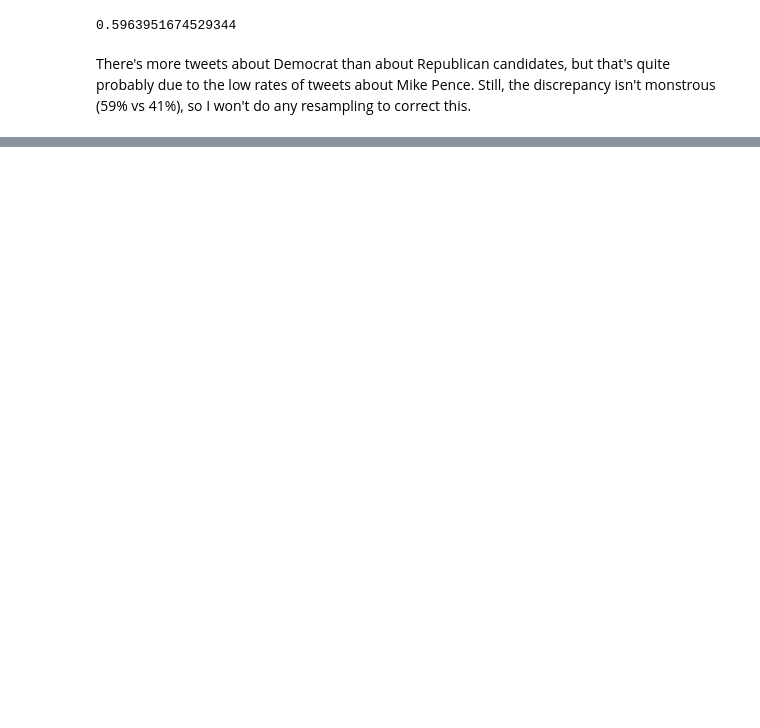
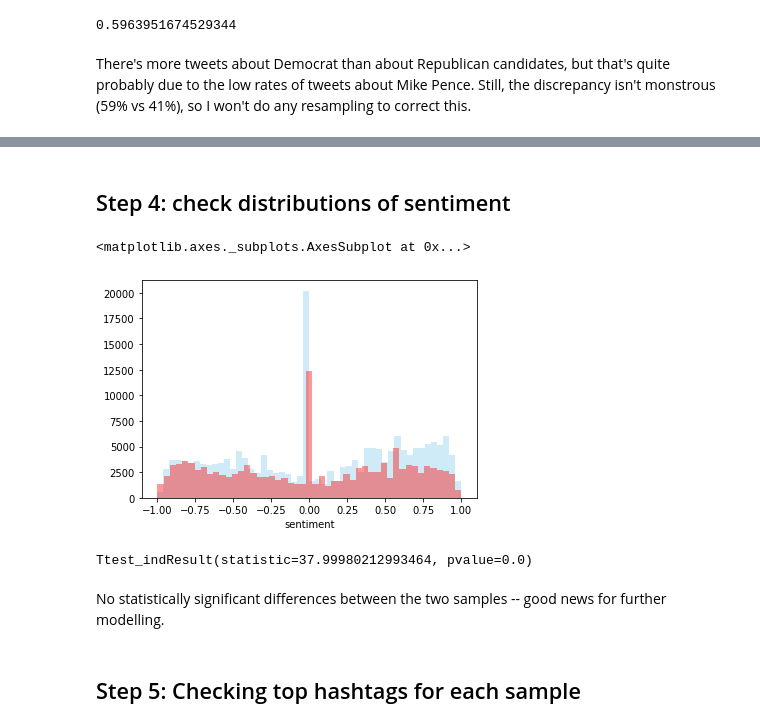
Before and after one commit to lara-ehr/spaCy-explorers, a Jupyter notebook: election-tweet-classification/election_tweet_eda.ipynb, the cells around one changed output, grey strips where cells are left out. Cells and saved outputs as stored; diff of their text form; code cells hidden in the pictures; blank space fills up the shorter version.

```diff
--- a/election-tweet-classification/election_tweet_eda.ipynb
+++ b/election-tweet-classification/election_tweet_eda.ipynb
@@ -146,0 +188,19 @@ There's more tweets about Democrat than about Republican candidates, but that's
+# %% [markdown]
+## Step 4: check distributions of sentiment
+# %%
+dem_sent = dem['sentiment']
+rep_sent = rep['sentiment']
+# %%
+sns.distplot(dem_sent, color='skyblue', kde=False)
+sns.distplot(rep_sent, color='red', kde=False)
+# %% [output]
+<matplotlib.axes._subplots.AxesSubplot at 0x...>
+[figure, added]
+# %%
+stats.ttest_ind(dem_sent, rep_sent)
+# %% [output]
+Ttest_indResult(statistic=37.99980212993464, pvalue=0.0)
+# %% [markdown]
+No statistically significant differences between the two samples -- good news for further modelling.
+# %% [markdown]
+## Step 5: Checking top hashtags for each sample
```
Also changed, not shown: parts of 13 cells of this notebook.
